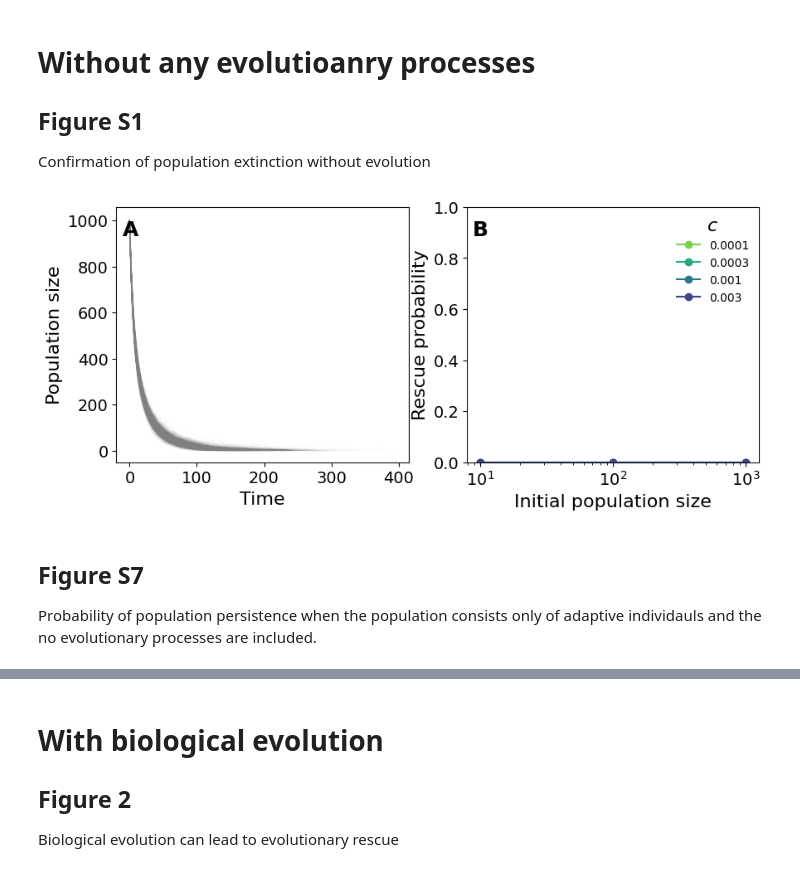
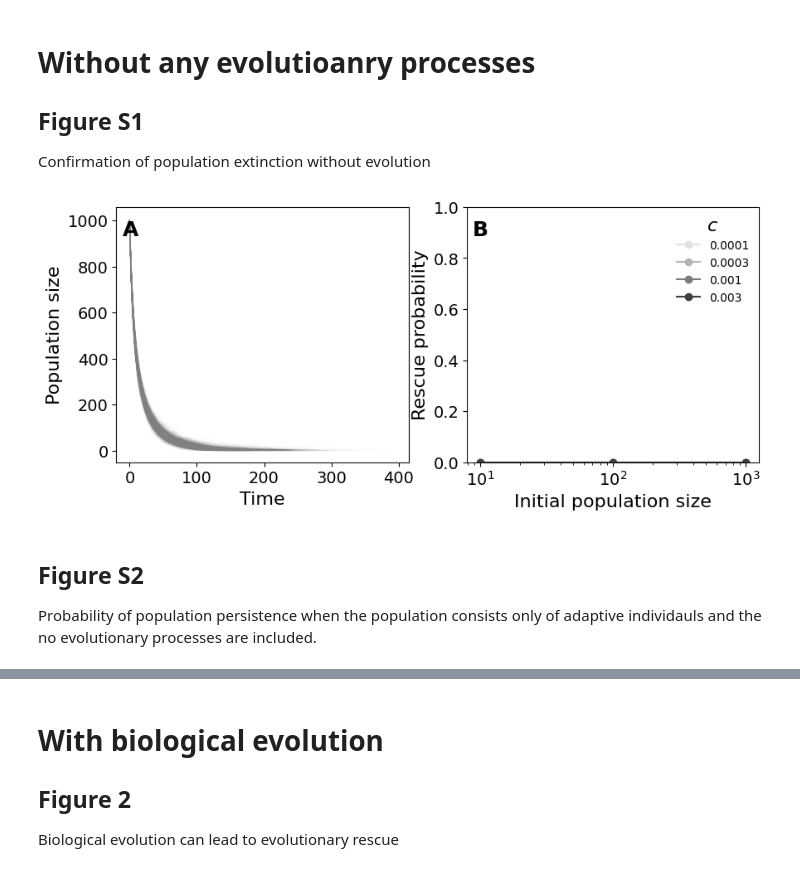
Before and after one commit to ShotaSHIBASAKI/Biological_Cultural_Evolutionary_Rescue, a Jupyter notebook: Analysis.ipynb, the cells around one changed output, grey strips where cells are left out. Cells and saved outputs as stored; diff of their text form; code cells hidden in the pictures.

```diff
--- a/Analysis.ipynb
+++ b/Analysis.ipynb
@@ -91,7 +102,7 @@ ax_traj.set_ylabel("Population size", fontsize=16)
 
 
 groups = list(df_base.groupby("c"))
-palette = sns.color_palette("viridis_r", n_colors=len(groups))
+palette = sns.color_palette("Greys", n_colors=len(groups))
 
 for (color, (c_val, df_c)) in zip(palette, groups):
 
@@ -116,34 +127,34 @@ for (color, (c_val, df_c)) in zip(palette, groups):
 ax_prob.set_xscale("log")
 ax_prob.set_xlabel("Initial population size", fontsize=16)
 ax_prob.set_ylabel("Rescue probability", fontsize=16)
 ax_prob.set_ylim(0, 1)
 leg = ax_prob.legend(
     title="$c$",
     frameon=False,
     loc="upper right"
 )
 leg.get_title().set_fontsize(16)
 for ax in axs.values():
     ax.tick_params(axis="both", which="major", labelsize=14)
 panel_labels = string.ascii_uppercase  # 'A', 'B', 'C', ...
 
 
 labels = {"traj": "A", "prob": "B"}
 
 for key, label in labels.items():
     ax = axs[key]
     ax.text(
         0.02, 0.95, label,
         transform=ax.transAxes,
         fontsize=18,
         fontweight="bold",
         va="top",
         ha="left"
     )
 
 plt.savefig('Baseline_Model_Results.png', bbox_inches='tight')
 # %% [output]
-[figure, old version]
+[figure, new version]
 # %% [markdown]
-## Figure S7
+## Figure S2
 Probability of population persistence when the population consists only of adaptive individauls and the no evolutionary processes are included.
```
Also changed, not shown: parts of 42 cells of this notebook, 1 other file.
